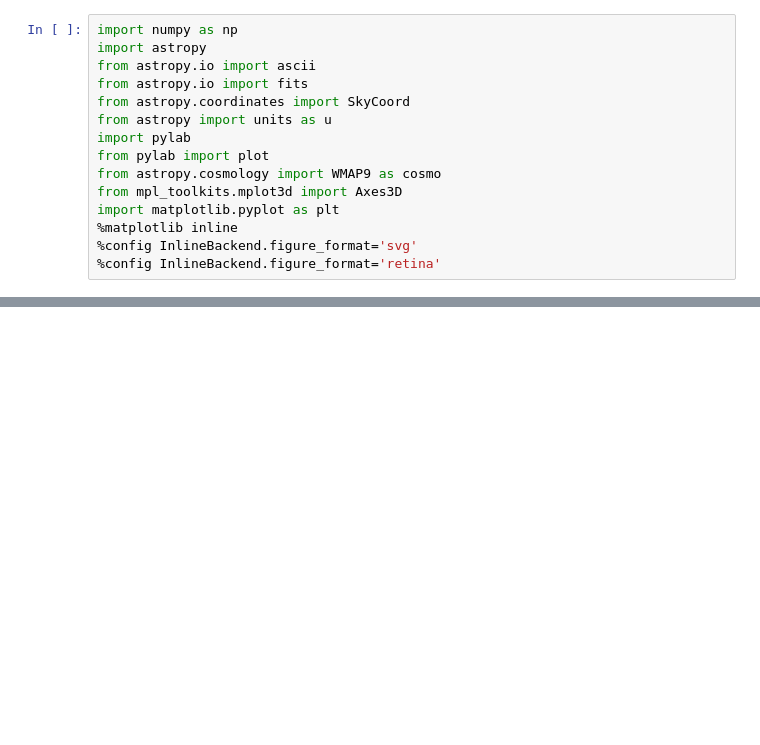
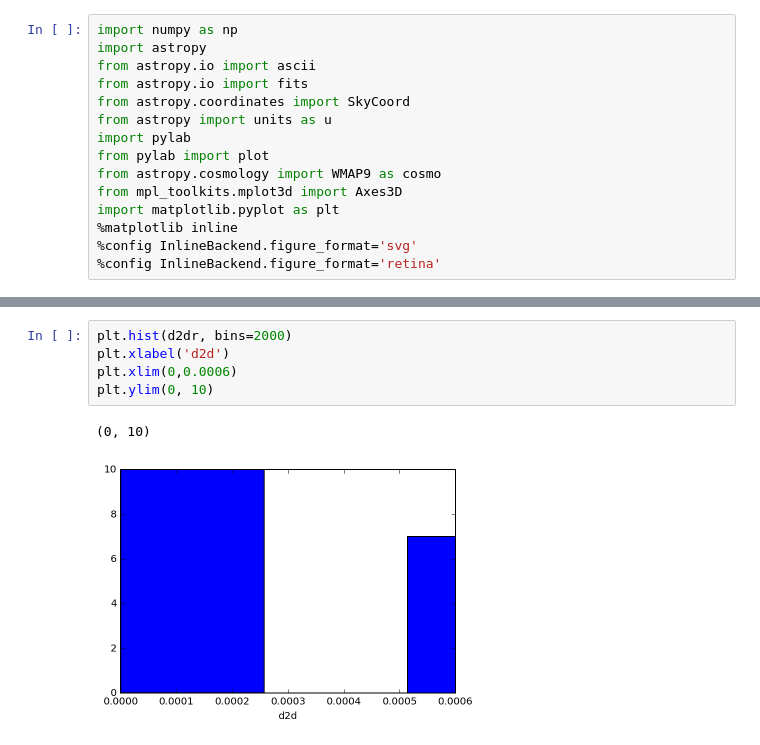
Before and after one commit to clusteron/comparison, a Jupyter notebook: table.ipynb, the cells around one changed output, grey strips where cells are left out. Saved outputs shown, nothing was run; the diff lists cells and outputs as text; blank space fills up the shorter version.

```diff
--- a/table.ipynb
+++ b/table.ipynb
@@ -49,0 +83,8 @@ print idrx, d2d, d3d
+# %%
+plt.hist(d2dr, bins=2000)
+plt.xlabel('d2d')
+plt.xlim(0,0.0006)
+plt.ylim(0, 10)
+# %% [output]
+(0, 10)
+[figure, added]
```
Also changed, not shown: parts of 52 cells of this notebook.
